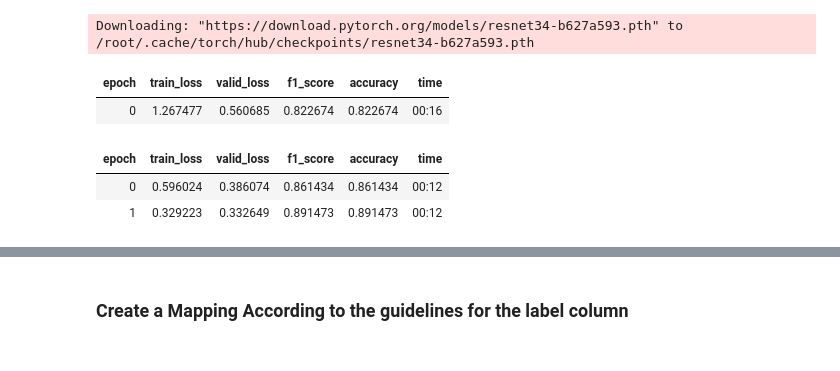
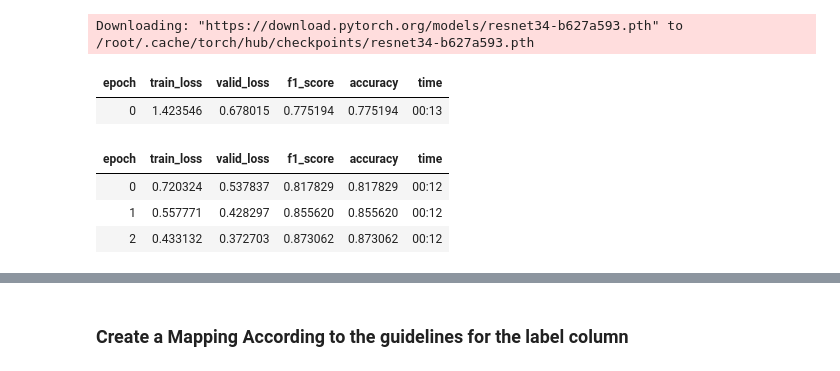
Before and after one commit to theshoaibshafique/Crop-Classification-Challenge, a Jupyter notebook: predictions-using-fast-ai-resnet.ipynb, the cells around one changed output, grey strips where cells are left out. Cells and saved outputs as stored; diff of their text form; code cells hidden in the pictures.

```diff
--- a/predictions-using-fast-ai-resnet.ipynb
+++ b/predictions-using-fast-ai-resnet.ipynb
@@ -29,4 +36,4 @@ It seems like all of our images are of same size (200,200)
 # %%
-dls = ImageDataLoaders.from_folder(trn_path,valid_pct=0.2)
+dls = ImageDataLoaders.from_folder(trn_path,valid_pct=0.2,batch_tfms=aug_transforms(min_scale=0.75))
 dls.show_batch()
 # %% [output]
@@ -40,12 +47,13 @@ learn = vision_learner(dls,resnet34,metrics=[metric,accuracy])
 # %% [output]
 Downloading: "https://download.pytorch.org/models/resnet34-b627a593.pth" to /root/.cache/torch/hub/checkpoints/resnet34-b627a593.pth
 # %%
-learn.fine_tune(2)
+learn.fine_tune(3)
 # %% [output]
 | epoch | train_loss | valid_loss | f1_score | accuracy | time |
-| 0 | 1.267477 | 0.560685 | 0.822674 | 0.822674 | 00:16 |
+| 0 | 1.423546 | 0.678015 | 0.775194 | 0.775194 | 00:13 |
 | epoch | train_loss | valid_loss | f1_score | accuracy | time |
-| 0 | 0.596024 | 0.386074 | 0.861434 | 0.861434 | 00:12 |
-| 1 | 0.329223 | 0.332649 | 0.891473 | 0.891473 | 00:12 |
+| 0 | 0.720324 | 0.537837 | 0.817829 | 0.817829 | 00:12 |
+| 1 | 0.557771 | 0.428297 | 0.855620 | 0.855620 | 00:12 |
+| 2 | 0.433132 | 0.372703 | 0.873062 | 0.873062 | 00:12 |
 # %%
 test_files = get_image_files(test_path)
```
Also changed, not shown: parts of 5 cells of this notebook.
